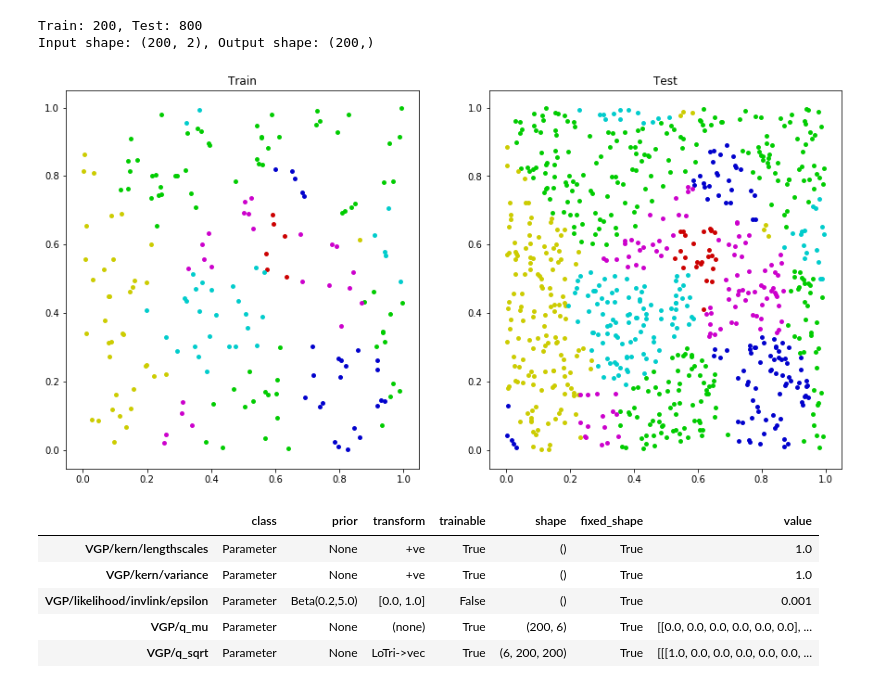
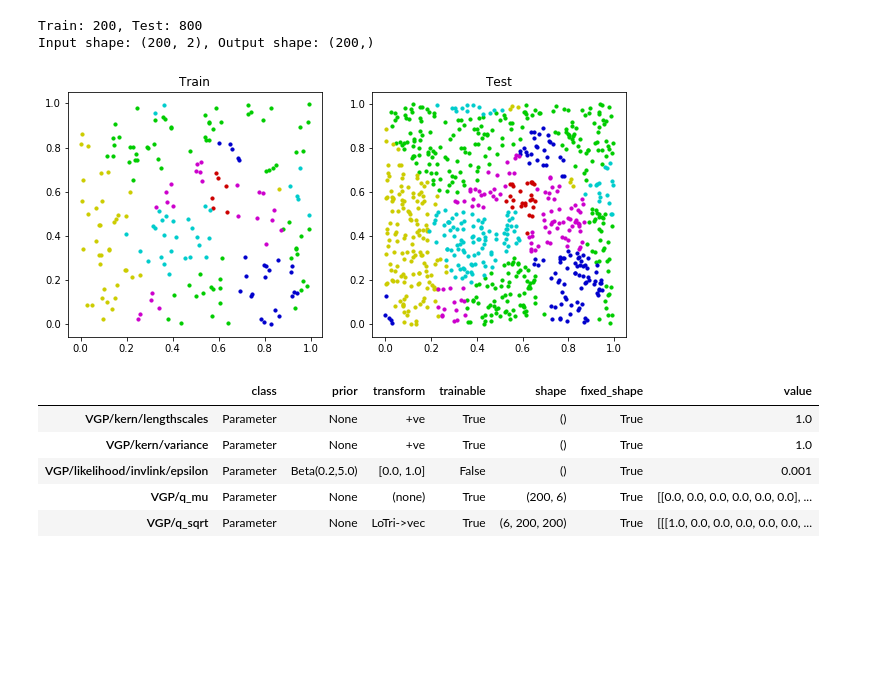
Before and after one commit to vogi23/VM2-Code, a Jupyter notebook: project/07_GPFlow_multi.ipynb, the cells around one changed output. Saved outputs shown, nothing was run; the diff lists cells and outputs as text; code cells hidden in the pictures; blank space fills up the shorter version.

Commit message:
re-prepare expriments 06 and 07 for report + kernel visualizations

```diff
--- a/project/07_GPFlow_multi.ipynb
+++ b/project/07_GPFlow_multi.ipynb
@@ -90,7 +72,7 @@ jitter_eye = np.eye(N) * 1e-6
 
 # Input
 np.random.seed(12)
-X = np.random.rand(N, 1)
+X = np.random.uniform(0,1,N).reshape(-1,1)
 # %%
 # RBF kernel matrix
 np.random.seed(12)
@@ -106,9 +88,3 @@ Y = np.argmax(f, 1).reshape(-1,).astype(int)
 # One-hot encoding
 Y_hot = np.zeros((N, C), dtype=bool)
 Y_hot[np.arange(N), Y] = 1
-# %%
-plt.figure(figsize=(15,6))
-for i in range(f.shape[1]):
-    plt.plot(X, f[:,i], '.', color=colors[i]);
-plt.title('Latent function per class');
-plt.show()
@@ -121,3 +95,25 @@ print('Input shape: %s, Output shape: %s' % (X_train.shape, y_train.shape))
 # %% [output]
 Train: 100, Test: 400
 Input shape: (100, 1), Output shape: (100,)
+# %%
+fig,ax = plt.subplots(3,1,figsize=(10,5), gridspec_kw={'height_ratios': [4,1,1]})
+for i in range(f.shape[1]):
+    ax[0].scatter(X, f[:,i], color=colors[i], s=2, label='%d'%i);
+ax[0].set_ylabel('f', rotation=0)
+ax[0].set_title('Latent function per class', y=1.04);
+ax[0].set_xticks([])
+
+ax[1].set_title('Observations generated based on heighest latent value', y=1.04);
+ax[1].scatter(X, np.ones(N), color=[colors[c] for c in Y], s=2)
+ax[1].set_yticks([1])
+ax[1].set_yticklabels(['y'])
+ax[1].set_xticks([])
+
+ax[2].set_title('Training set', y=1.04);
+ax[2].scatter(X_train, np.ones(100), color=[colors[c] for c in y_train], s=2)
+ax[2].set_yticks([1])
+ax[2].set_yticklabels(['y'])
+ax[2].set_xlabel('x')
+ax[0].legend(loc='lower right', framealpha=1)
+
+fig.tight_layout()
@@ -242,13 +233,13 @@ print('Input shape: %s, Output shape: %s' % (X_train.shape, y_train.shape))
 Train: 200, Test: 800
 Input shape: (200, 2), Output shape: (200,)
 # %%
-fig, ax = plt.subplots(1,2,figsize=(15,7.5))
-[ax[0].scatter(X_train[y_train==i, 0], X_train[y_train==i, 1], c=[colors[i]], s=15) for i in range(C)];
-[ax[1].scatter(X_test[y_test==i, 0], X_test[y_test==i, 1], c=[colors[i]], s=15) for i in range(C)];
+fig, ax = plt.subplots(1,2,figsize=(10,4.5))
+[ax[0].scatter(X_train[y_train==i, 0], X_train[y_train==i, 1], c=[colors[i]], s=10) for i in range(C)];
+[ax[1].scatter(X_test[y_test==i, 0], X_test[y_test==i, 1], c=[colors[i]], s=10) for i in range(C)];
 ax[0].set_title('Train')
 ax[1].set_title('Test');
 # %% [output]
-[figure, old version]
+[figure, new version]
 # %%
 # sum kernel: Matern32 + White
 kern = gpflow.kernels.Matern32(D) #+ gpflow.kernels.White(D, variance=0.01)
```
Also changed, not shown: parts of 12 cells of this notebook, 19 other files.
